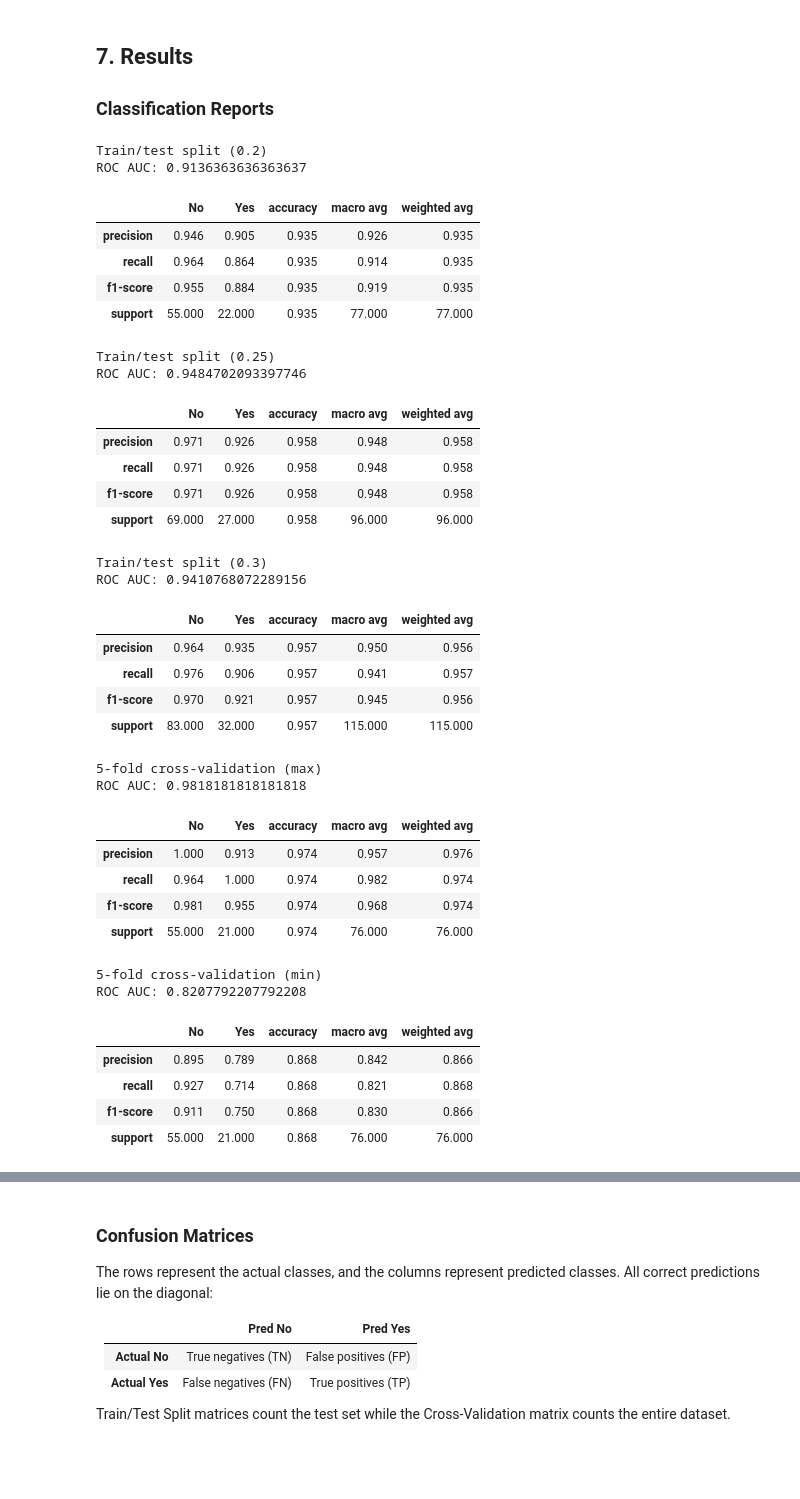
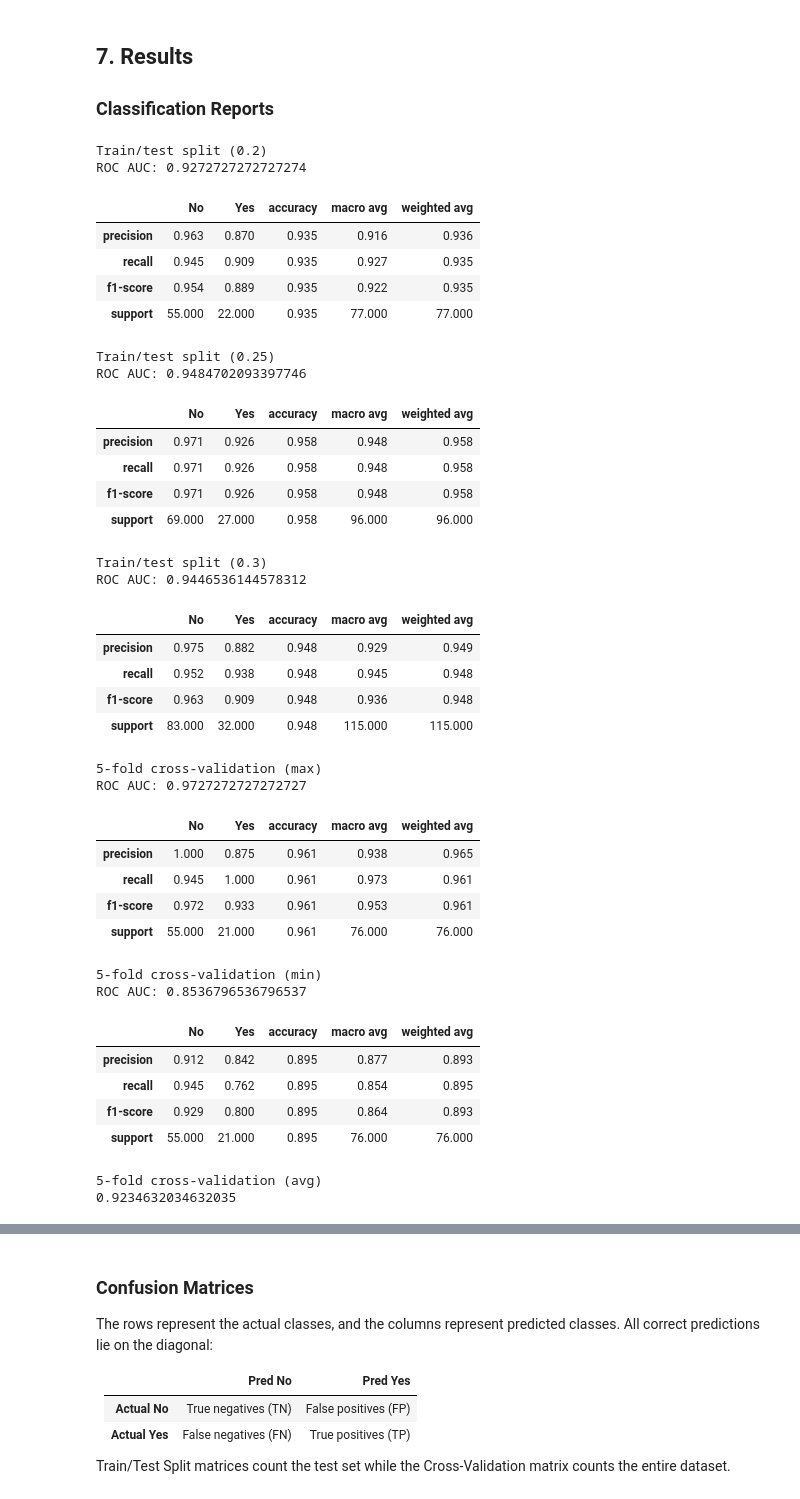
Before and after one commit to rwiggins1/thyroid-recurrence, a Jupyter notebook: models/random_forest.ipynb, the cells around one changed output, grey strips where cells are left out. Saved outputs shown, nothing was run; the diff lists cells and outputs as text; code cells hidden in the pictures; blank space fills up the shorter version.

```diff
--- a/models/random_forest.ipynb
+++ b/models/random_forest.ipynb
@@ -72,12 +65,12 @@ RAND_STATE = 42
 TEST_SIZES = [0.2, 0.25, 0.3]
 
 PARAM_DICT = {
-    "clf__n_estimators": [30, 60, 90],
+    "clf__max_depth": [10, 20, 30],
     "clf__max_features": ["sqrt", "log2"],
-    "clf__max_depth": [10, 20, 30]
+    "clf__n_estimators": [15, 30, 75, 90,]
 }
 
-N_COMPONENTS = 21
+N_COMPONENTS = 18
 
 pd.set_option("display.max_colwidth", None)
 pd.set_option("display.float_format", '{:.3f}'.format)
@@ -298,6 +291,17 @@ results.append({
     "Best": low_fold["params"],
     "FeatLoad": low_fold["loadings"]
 })
+
+# Compute average classification report and average ROC AUC statistics
+cv_report_list = []
+roc_auc_list = []
+for f in folds:
+    cv_report_list.append(pd.DataFrame(classification_report(f["test"], f["pred"], target_names=["No", "Yes"], output_dict=True)))
+    fpr, tpr, thresholds = roc_curve(f["test"], f["pred"])
+    roc_auc_list.append(auc(fpr, tpr))
+
+cv_avg_report = pd.concat(cv_report_list).groupby(level=0).mean()
+cv_avg_auc = np.mean(roc_auc_list)
 # %%
 print(f"KFold Scores: {fold_scores}")
 print(f"KFold Average: {avg}")
@@ -311,41 +315,47 @@ KFold Average: 0.9320574162679426
 # %%
 for result in results:
     print(result["Method"])
     print(f"ROC AUC: {result["ROCAUC"]}")
     display(pd.DataFrame(result["Report"]))
+
+print("5-fold cross-validation (avg)")
+print(cv_avg_auc)
+display(cv_avg_report)
 # %% [output]
 Train/test split (0.2)
-ROC AUC: 0.9136363636363637
+ROC AUC: 0.9272727272727274
 |  | No | Yes | accuracy | macro avg | weighted avg |
-| precision | 0.946 | 0.905 | 0.935 | 0.926 | 0.935 |
-| recall | 0.964 | 0.864 | 0.935 | 0.914 | 0.935 |
-| f1-score | 0.955 | 0.884 | 0.935 | 0.919 | 0.935 |
+| precision | 0.963 | 0.870 | 0.935 | 0.916 | 0.936 |
+| recall | 0.945 | 0.909 | 0.935 | 0.927 | 0.935 |
+| f1-score | 0.954 | 0.889 | 0.935 | 0.922 | 0.935 |
 | support | 55.000 | 22.000 | 0.935 | 77.000 | 77.000 |
 Train/test split (0.25)
 ROC AUC: 0.9484702093397746
 |  | No | Yes | accuracy | macro avg | weighted avg |
 | precision | 0.971 | 0.926 | 0.958 | 0.948 | 0.958 |
 | recall | 0.971 | 0.926 | 0.958 | 0.948 | 0.958 |
 | f1-score | 0.971 | 0.926 | 0.958 | 0.948 | 0.958 |
 | support | 69.000 | 27.000 | 0.958 | 96.000 | 96.000 |
 Train/test split (0.3)
-ROC AUC: 0.9410768072289156
+ROC AUC: 0.9446536144578312
 |  | No | Yes | accuracy | macro avg | weighted avg |
-| precision | 0.964 | 0.935 | 0.957 | 0.950 | 0.956 |
-| recall | 0.976 | 0.906 | 0.957 | 0.941 | 0.957 |
-| f1-score | 0.970 | 0.921 | 0.957 | 0.945 | 0.956 |
-| support | 83.000 | 32.000 | 0.957 | 115.000 | 115.000 |
+| precision | 0.975 | 0.882 | 0.948 | 0.929 | 0.949 |
+| recall | 0.952 | 0.938 | 0.948 | 0.945 | 0.948 |
+| f1-score | 0.963 | 0.909 | 0.948 | 0.936 | 0.948 |
+| support | 83.000 | 32.000 | 0.948 | 115.000 | 115.000 |
 5-fold cross-validation (max)
-ROC AUC: 0.9818181818181818
+ROC AUC: 0.9727272727272727
 |  | No | Yes | accuracy | macro avg | weighted avg |
-| precision | 1.000 | 0.913 | 0.974 | 0.957 | 0.976 |
-| recall | 0.964 | 1.000 | 0.974 | 0.982 | 0.974 |
-| f1-score | 0.981 | 0.955 | 0.974 | 0.968 | 0.974 |
-| support | 55.000 | 21.000 | 0.974 | 76.000 | 76.000 |
+| precision | 1.000 | 0.875 | 0.961 | 0.938 | 0.965 |
+| recall | 0.945 | 1.000 | 0.961 | 0.973 | 0.961 |
+| f1-score | 0.972 | 0.933 | 0.961 | 0.953 | 0.961 |
+| support | 55.000 | 21.000 | 0.961 | 76.000 | 76.000 |
 5-fold cross-validation (min)
-ROC AUC: 0.8207792207792208
+ROC AUC: 0.8536796536796537
 |  | No | Yes | accuracy | macro avg | weighted avg |
-| precision | 0.895 | 0.789 | 0.868 | 0.842 | 0.866 |
-| recall | 0.927 | 0.714 | 0.868 | 0.821 | 0.868 |
-| f1-score | 0.911 | 0.750 | 0.868 | 0.830 | 0.866 |
-| support | 55.000 | 21.000 | 0.868 | 76.000 | 76.000 |
+| precision | 0.912 | 0.842 | 0.895 | 0.877 | 0.893 |
+| recall | 0.945 | 0.762 | 0.895 | 0.854 | 0.895 |
+| f1-score | 0.929 | 0.800 | 0.895 | 0.864 | 0.893 |
+| support | 55.000 | 21.000 | 0.895 | 76.000 | 76.000 |
+5-fold cross-validation (avg)
+0.9234632034632035
```
Also changed, not shown: parts of 8 cells of this notebook.
